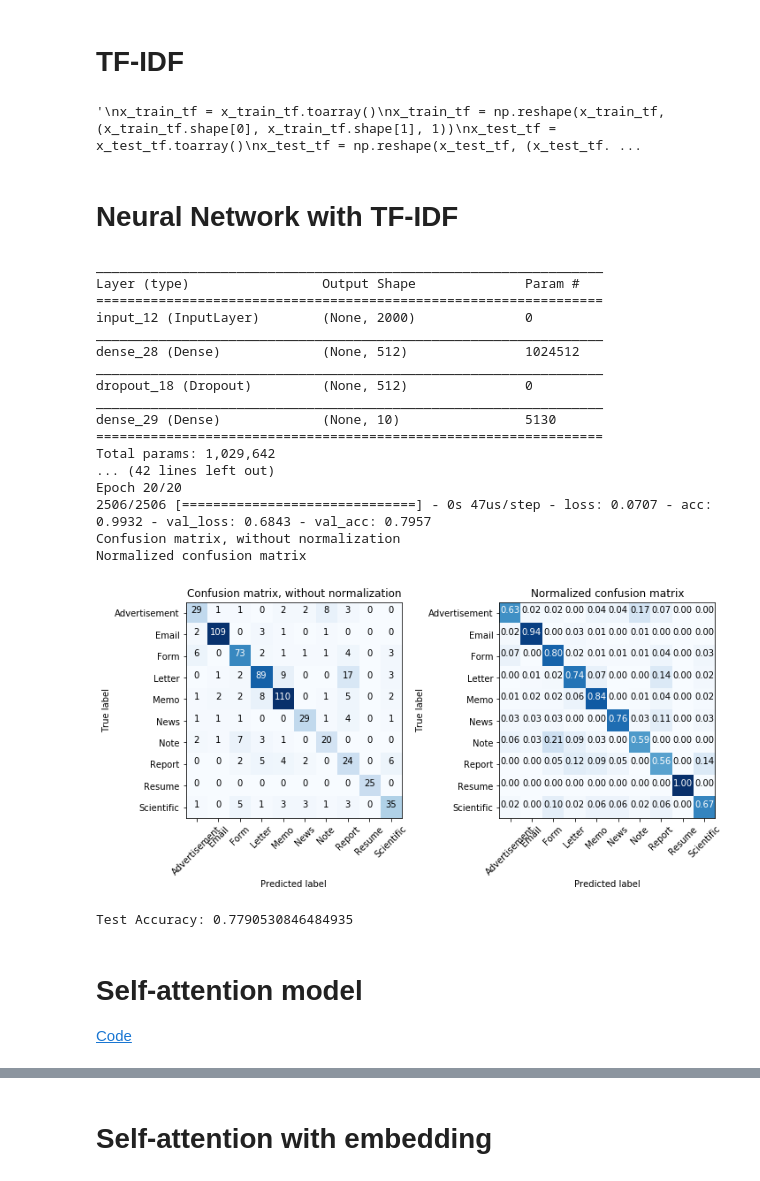
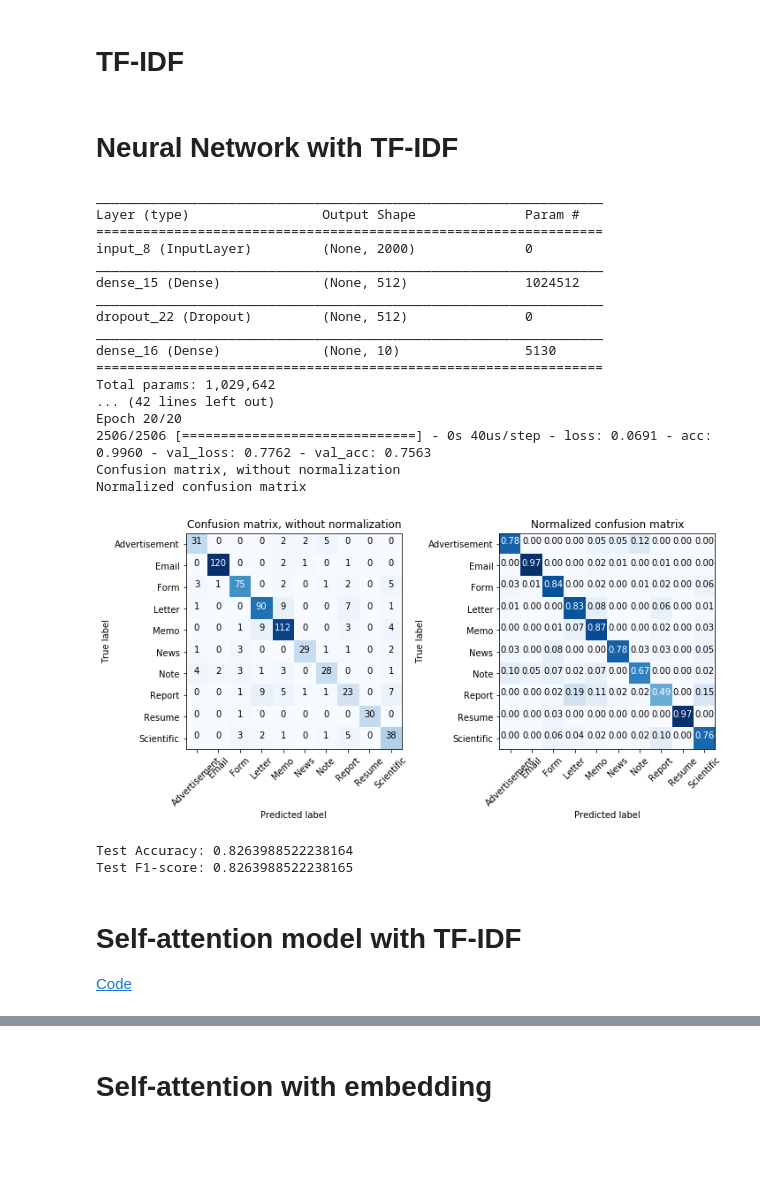
Before and after one commit to Rouen-NLP/final-lab-XUJitao, a Jupyter notebook: Final_Project.ipynb, the cells around one changed output, grey strips where cells are left out. Cells and saved outputs as stored; diff of their text form; code cells hidden in the pictures; blank space fills up the shorter version.

```diff
--- a/Final_Project.ipynb
+++ b/Final_Project.ipynb
@@ -322,7 +335,10 @@ NUM_CLASS = len(CLASSES_LIST)
 #x_train, x_test, y_train, y_test = train_test_split(x, y, test_size=0.2)
 #CLASSES_LIST = np.unique(y_train)
 print('Label categories: ' + str(CLASSES_LIST))
-x_vec_train, x_vec_test, y_train, y_test, train_y_cat, word_index = class_str_2_ind(x_train, x_test, y_train, y_test)
+x_vec_train, x_vec_test, y_train, y_test, train_y_cat, word_index = class_str_2_ind(x_train_orig,
+                                                                                    x_test_orig,
+                                                                                    y_train_orig,
+                                                                                    y_test_orig)
 # %% [output]
 Label categories: ['Advertisement' 'Email' 'Form' 'Letter' 'Memo' 'News' 'Note' 'Report'
  'Resume' 'Scientific']
@@ -390,12 +409,12 @@ Test Accuracy: 0.7948350071736011
 # %%
 # Model parameters
 MAX_FEATURES = int(first_line[0])
-MAX_TEXT_LENGTH = 200
+MAX_TEXT_LENGTH = 500
 EMBED_SIZE  = int(first_line[1])
 BATCH_SIZE = 128
 EPOCHS = 50
 VALIDATION_SPLIT = 0.1
-CLASSES_LIST = np.unique(y_train)
+CLASSES_LIST = np.unique(y_train_orig)
 NUM_CLASS = len(CLASSES_LIST)
 # %%
 def get_model(embedding_matrix, word_index, print_sum=True):
@@ -464,7 +483,7 @@ Test Accuracy: 0.672883787661406
 # TF-IDF
 # %%
 TF_IDF_FEATURES = 2000
-
+'''
 x = []
 y = []
 for repo in list_dir:
@@ -478,26 +497,18 @@ for repo in list_dir:
 for i in range(len(x)):
     x[i] = x[i].replace('\n', ' ')
 x_train, x_test, y_train, y_test = train_test_split(x, y, test_size=0.2)
-
+'''
 # Create document vectors
 vectorizer = CountVectorizer(max_features=TF_IDF_FEATURES)
 vectorizer.fit(x_train)
-x_train_counts = vectorizer.transform(x_train)
-x_test_counts = vectorizer.transform(x_test)
+x_train_counts = vectorizer.transform(x_train_orig)
+x_test_counts = vectorizer.transform(x_test_orig)
 
 # With TF-IDF representation
 tf_transformer = TfidfTransformer()
 tfidf = tf_transformer.fit(x_train_counts)
 x_train_tf = tfidf.transform(x_train_counts)
 x_test_tf = tfidf.transform(x_test_counts)
-"""
-x_train_tf = x_train_tf.toarray()
-x_train_tf = np.reshape(x_train_tf, (x_train_tf.shape[0], x_train_tf.shape[1], 1))
-x_test_tf = x_test_tf.toarray()
-x_test_tf = np.reshape(x_test_tf, (x_test_tf.shape[0], x_test_tf.shape[1], 1))
-"""
-# %% [output]
-'\nx_train_tf = x_train_tf.toarray()\nx_train_tf = np.reshape(x_train_tf, (x_train_tf.shape[0], x_train_tf.shape[1], 1))\nx_test_tf = x_test_tf.toarray()\nx_test_tf = np.reshape(x_test_tf, (x_test_tf. ...
 # %% [markdown]
 # Neural Network with TF-IDF
 # %%
@@ -548,37 +555,39 @@ MAX_TEXT_LENGTH = 200
 BATCH_SIZE = 128
 EPOCHS = 20
 VALIDATION_SPLIT = 0.1
-CLASSES_LIST = np.unique(y_train)
+CLASSES_LIST = np.unique(y_train_orig)
 NUM_CLASS = len(CLASSES_LIST)
 # %%
-y_train, y_test, train_y_cat, test_y_cat = class_str_2_ind_label(y_train, y_test)
+y_train, y_test, train_y_cat, test_y_cat = class_str_2_ind_label(y_train_orig, y_test_orig)
 model = get_model()
 history = TrainingHistory(x_test_tf, y_test, CLASSES_LIST)
 y_predicted = train_fit_predict(model, x_train_tf, x_test_tf, train_y_cat, history).argmax(1)
 plot_conf_mat(y_test, y_predicted)
 print("Test Accuracy:", accuracy_score(y_test, y_predicted))
+print("Test F1-score:", f1_score(y_test, y_predicted, average="micro"))
 # %% [output]
 _________________________________________________________________
 Layer (type)                 Output Shape              Param #
 =================================================================
-input_12 (InputLayer)        (None, 2000)              0
+input_8 (InputLayer)         (None, 2000)              0
 _________________________________________________________________
-dense_28 (Dense)             (None, 512)               1024512
+dense_15 (Dense)             (None, 512)               1024512
 _________________________________________________________________
-dropout_18 (Dropout)         (None, 512)               0
+dropout_22 (Dropout)         (None, 512)               0
 _________________________________________________________________
-dense_29 (Dense)             (None, 10)                5130
+dense_16 (Dense)             (None, 10)                5130
 =================================================================
 Total params: 1,029,642
 ... (42 lines left out)
 Epoch 20/20
-2506/2506 [==============================] - 0s 47us/step - loss: 0.0707 - acc: 0.9932 - val_loss: 0.6843 - val_acc: 0.7957
+2506/2506 [==============================] - 0s 40us/step - loss: 0.0691 - acc: 0.9960 - val_loss: 0.7762 - val_acc: 0.7563
 Confusion matrix, without normalization
 Normalized confusion matrix
-[figure, old version]
+[figure, new version]
-Test Accuracy: 0.7790530846484935
+Test Accuracy: 0.8263988522238164
+Test F1-score: 0.8263988522238165
 # %% [markdown]
-# Self-attention model
+# Self-attention model with TF-IDF
 
 [Code](https://github.com/CyberZHG/keras-self-attention)
 # %%
```
Also changed, not shown: parts of 34 cells of this notebook, 4 other files.
